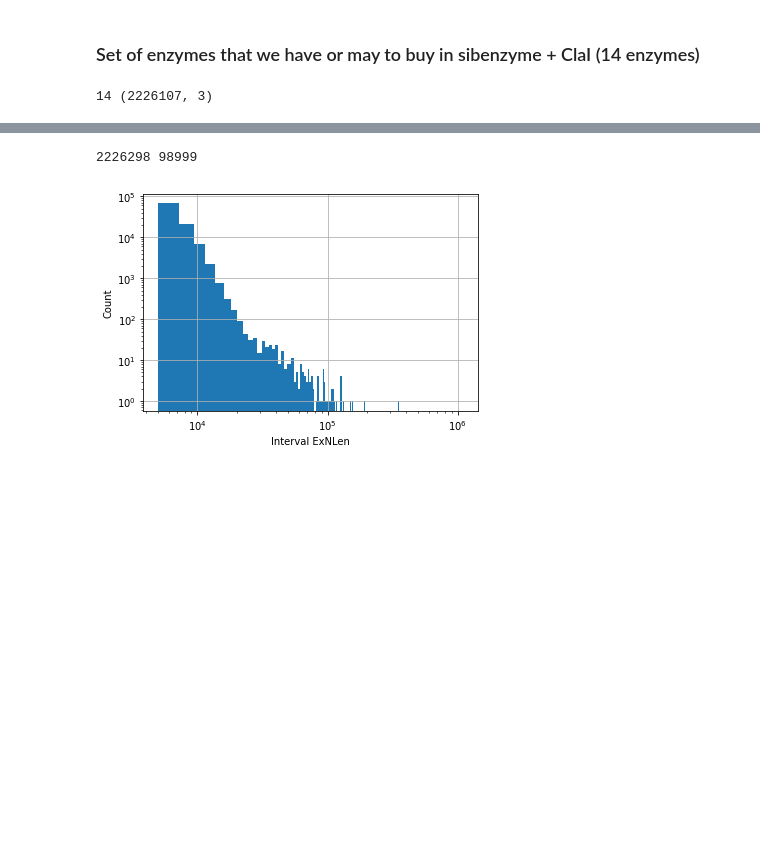
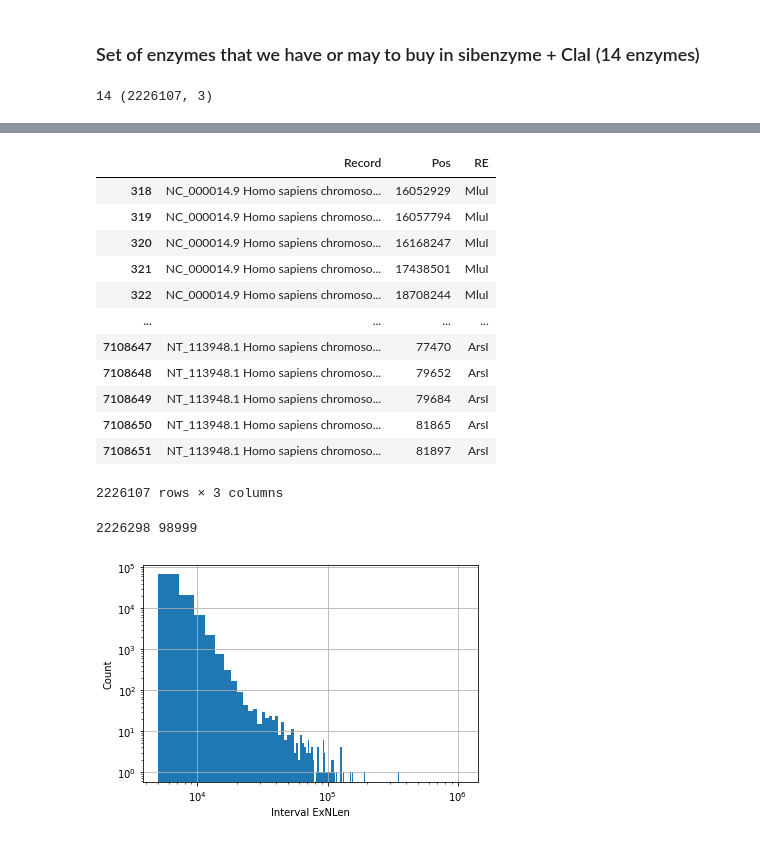
Before and after one commit to mitoclub/OldMenGenetics, a Jupyter notebook: restrictase_search/notebooks/find_re2.ipynb, the cells around one changed output, grey strips where cells are left out. Cells and saved outputs as stored; diff of their text form; code cells hidden in the pictures; blank space fills up the shorter version.

```diff
--- a/restrictase_search/notebooks/find_re2.ipynb
+++ b/restrictase_search/notebooks/find_re2.ipynb
@@ -330,3 +347,19 @@ print(cutpos_available.RE.nunique(), cutpos_available.shape)
+# %%
+cutpos_available
+# %% [output]
+|  | Record | Pos | RE |
+| 318 | NC_000014.9 Homo sapiens chromoso... | 16052929 | MluI |
+| 319 | NC_000014.9 Homo sapiens chromoso... | 16057794 | MluI |
+| 320 | NC_000014.9 Homo sapiens chromoso... | 16168247 | MluI |
+| 321 | NC_000014.9 Homo sapiens chromoso... | 17438501 | MluI |
+| 322 | NC_000014.9 Homo sapiens chromoso... | 18708244 | MluI |
+| ... | ... | ... | ... |
+| 7108647 | NT_113948.1 Homo sapiens chromoso... | 77470 | ArsI |
+| 7108648 | NT_113948.1 Homo sapiens chromoso... | 79652 | ArsI |
+| 7108649 | NT_113948.1 Homo sapiens chromoso... | 79684 | ArsI |
+| 7108650 | NT_113948.1 Homo sapiens chromoso... | 81865 | ArsI |
+| 7108651 | NT_113948.1 Homo sapiens chromoso... | 81897 | ArsI |
+2226107 rows × 3 columns
 # %%
 data_intervals = []
 threads = 24
```
Also changed, not shown: parts of 1 cell of this notebook.
